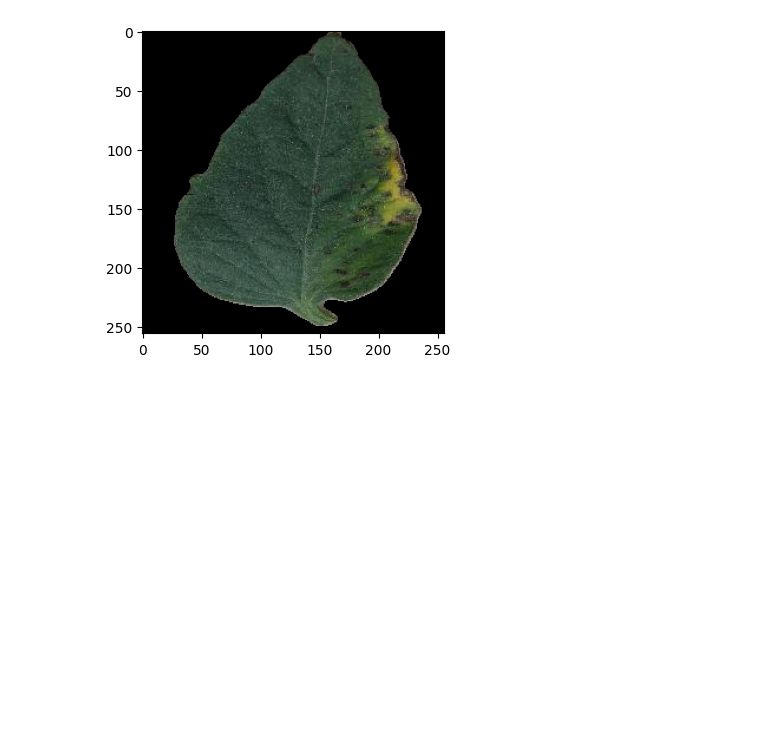
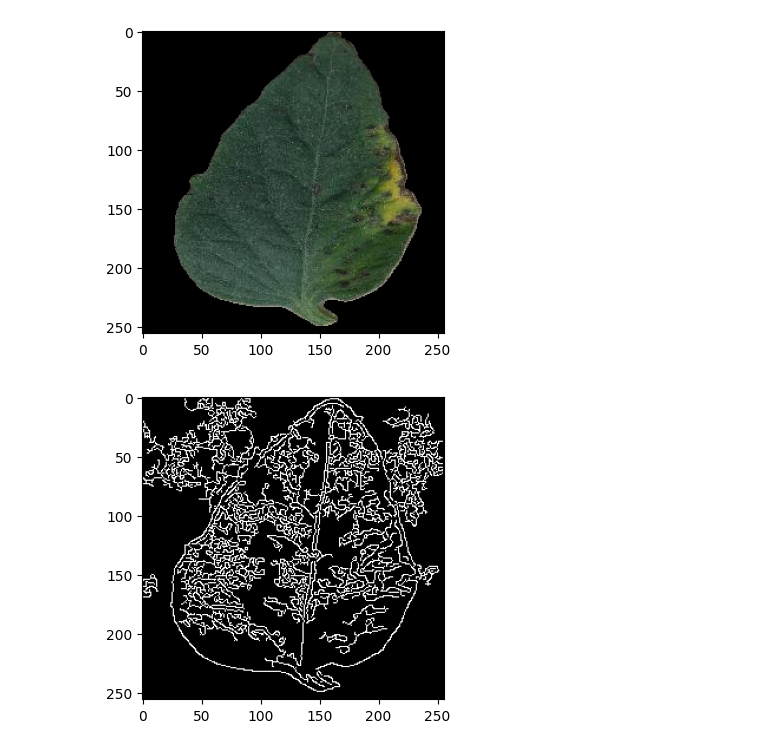
Before and after one commit to AnaGT/Anamilena, a Jupyter notebook: plantcv.ipynb, the cells around one changed output. Saved outputs shown, nothing was run; the diff lists cells and outputs as text; code cells hidden in the pictures; blank space fills up the shorter version.

```diff
--- a/plantcv.ipynb
+++ b/plantcv.ipynb
@@ -85,3 +85,13 @@ blur_8 = pcv.median_blur(dilated, 8)
 masked1= pcv.apply_mask(img=img, mask=blur_8, mask_color="black")
 # %% [output]
 [figure]
+# %%
+canny_img= pcv.canny_edge_detect(img=img,
+                                 mask=None,
+                                 sigma= 1.0,
+                                 low_thresh=1,
+                                 high_thresh=70,
+                                 thickness=1,
+                                 mask_color=None,)
+# %% [output]
+[figure, added]
```
